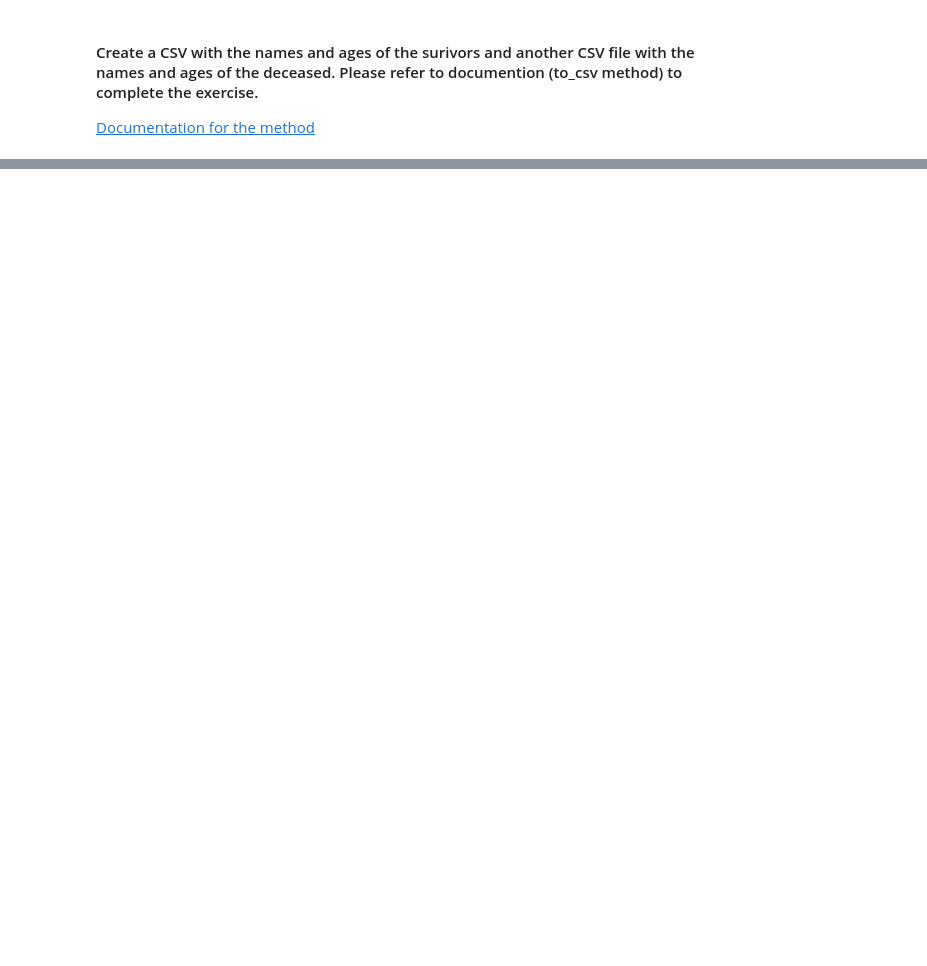
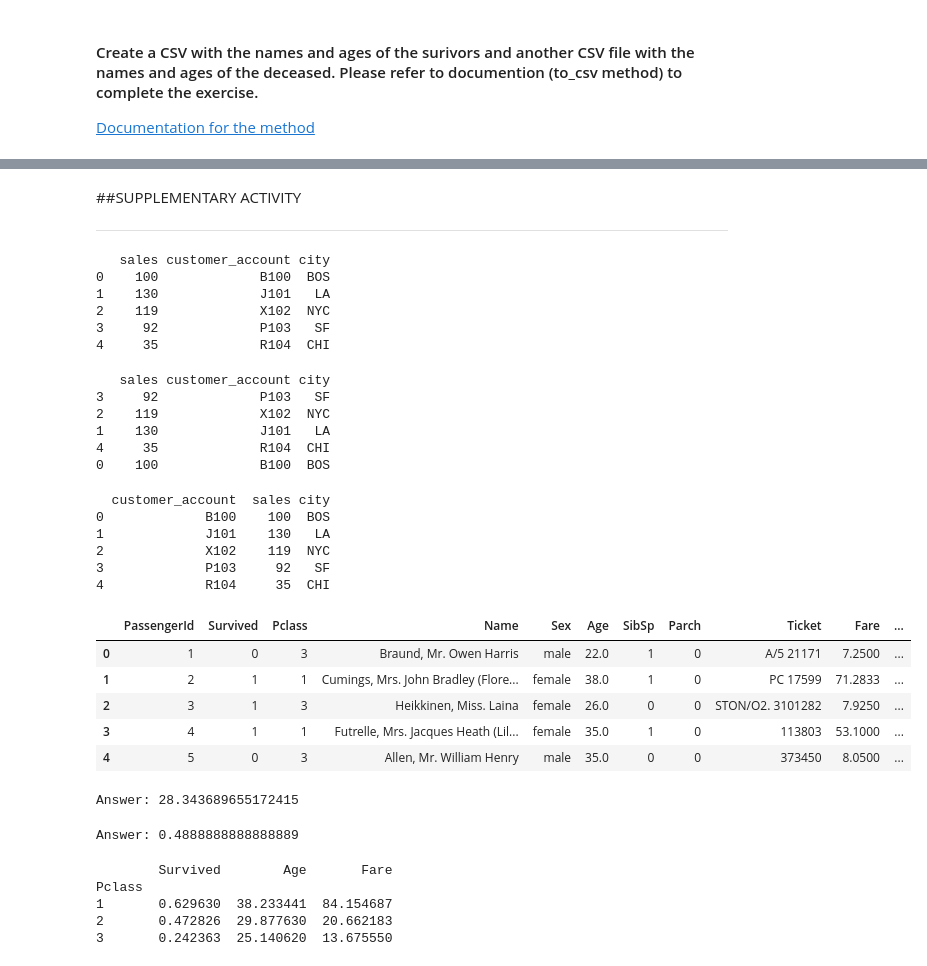
Before and after one commit to Hernandez-Zachary/CPE311, a Jupyter notebook: Pandas_Review_Hernandez.ipynb, the cells around one changed output, grey strips where cells are left out. Drawn from its saved outputs; the diff is of its cells as text; code cells hidden in the pictures; blank space fills up the shorter version.

```diff
--- a/Pandas_Review_Hernandez.ipynb
+++ b/Pandas_Review_Hernandez.ipynb
@@ -337,0 +551,77 @@ Strata Scratch notebooks will exclusively be import data from our platform so we
+# %% [markdown]
+##SUPPLEMENTARY ACTIVITY
+
+---
+# %%
+#Create a DataFrame with the data above
+dataframe = pd.DataFrame({'sales':[100,130,119,92,35],
+                          'customer_account': ['B100','J101','X102','P103','R104'],
+                          'city':['BOS','LA','NYC','SF','CHI']})
+print(dataframe)
+#What is the name of the first column?
+#Ans: Sales
+# %% [output]
+   sales customer_account city
+0    100             B100  BOS
+1    130             J101   LA
+2    119             X102  NYC
+3     92             P103   SF
+4     35             R104  CHI
+# %%
+#Sort the DataFrame by city in descending order (check the documentation for sort)
+df_city_desc = dataframe.sort_values(by='city', ascending=False)
+print(df_city_desc)
+#Which customer is in the last row of the DataFrame?
+#Ans: B100
+# %% [output]
+   sales customer_account city
+3     92             P103   SF
+2    119             X102  NYC
+1    130             J101   LA
+4     35             R104  CHI
+0    100             B100  BOS
+# %%
+#Reorder the columns with customer in the first column
+df_reordered_columns = dataframe[['customer_account','sales','city']]
+print(df_reordered_columns)
+# %% [output]
+  customer_account  sales city
+0             B100    100  BOS
+1             J101    130   LA
+2             X102    119  NYC
+3             P103     92   SF
+4             R104     35  CHI
+# %%
+#Uploading dataset
+df_titanic = pd.read_csv('Titanic-Dataset.csv')
+df_titanic.head(5)
+# %% [output]
+|  | PassengerId | Survived | Pclass | Name | Sex | Age | SibSp | Parch | Ticket | Fare | ... |
+| 0 | 1 | 0 | 3 | Braund, Mr. Owen Harris | male | 22.0 | 1 | 0 | A/5 21171 | 7.2500 | ... |
+| 1 | 2 | 1 | 1 | Cumings, Mrs. John Bradley (Flore... | female | 38.0 | 1 | 0 | PC 17599 | 71.2833 | ... |
+| 2 | 3 | 1 | 3 | Heikkinen, Miss. Laina | female | 26.0 | 0 | 0 | STON/O2. 3101282 | 7.9250 | ... |
+| 3 | 4 | 1 | 1 | Futrelle, Mrs. Jacques Heath (Lil... | female | 35.0 | 1 | 0 | 113803 | 53.1000 | ... |
+| 4 | 5 | 0 | 3 | Allen, Mr. William Henry | male | 35.0 | 0 | 0 | 373450 | 8.0500 | ... |
+# %%
+#What was the average age of the survivors?
+ave_age = df_titanic.Age[df_titanic.Survived==1].mean()
+print(f"Answer: {ave_age}")
+# %% [output]
+Answer: 28.343689655172415
+# %%
+#What was the combined survival rate of both children (age less than18) and seniors (age greater than 60)?
+surv_rate = df_titanic.Survived[(df_titanic.Age<18)|
+(df_titanic.Age>60)].mean()
+print(f"Answer: {surv_rate}")
+# %% [output]
+Answer: 0.4888888888888889
+# %%
+#Group by pClass and investigate average survival rate, age and fare
+grpd = df_titanic.groupby('Pclass')[['Survived','Age','Fare']].mean()
+print(grpd)
+# %% [output]
+        Survived        Age       Fare
+Pclass
+1       0.629630  38.233441  84.154687
+2       0.472826  29.877630  20.662183
+3       0.242363  25.140620  13.675550
```
Also changed, not shown: parts of 35 cells of this notebook.
